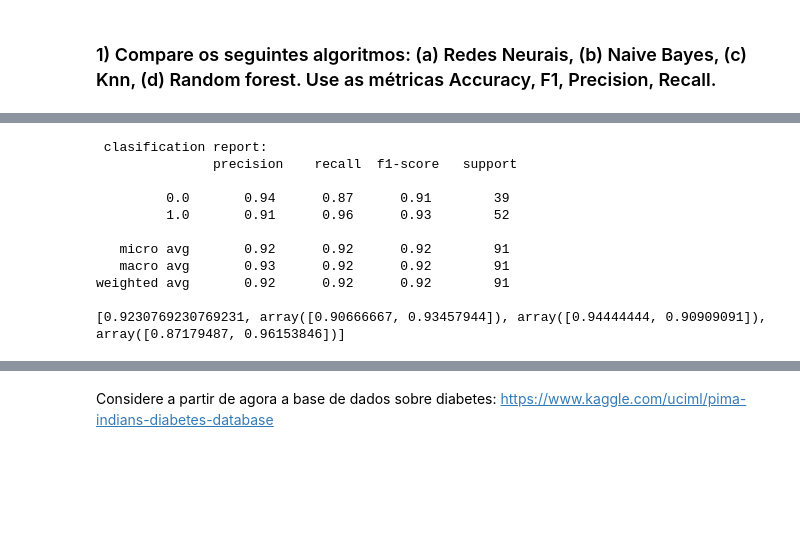
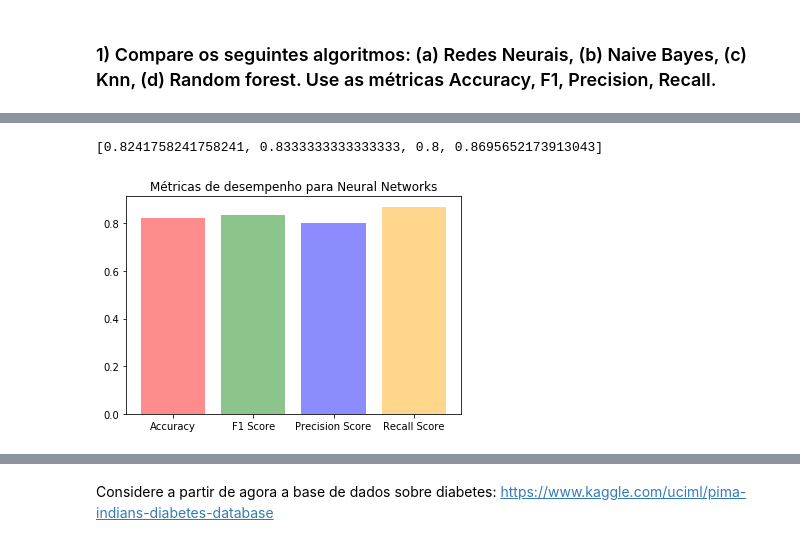
Before and after one commit to AlexandreBellas/classifiers-avaliation, a Jupyter notebook: Projeto 3.ipynb, the cells around one changed output, grey strips where cells are left out. Cells and saved outputs as stored; diff of their text form; code cells hidden in the pictures; blank space fills up the shorter version.

```diff
--- a/Projeto 3.ipynb
+++ b/Projeto 3.ipynb
@@ -128,26 +126,24 @@ def metricasNeuralNetworks (X, Y, p=0.7) :
     clf.fit(train_x, train_y)
     pred_y = clf.predict(test_x)
     metricas_nn.append(accuracy_score(pred_y, test_y))
-    metricas_nn.append(f1_score(test_y, pred_y, average=None))
-    metricas_nn.append(precision_score(test_y, pred_y, average=None))
-    metricas_nn.append(recall_score(test_y, pred_y, average=None))
-    print('\n clasification report:\n', classification_report(test_y, pred_y))
+    metricas_nn.append(f1_score(test_y, pred_y, labels=None, pos_label="1.0", average="binary", sample_weight=None))
+    metricas_nn.append(precision_score(test_y, pred_y, labels=None, pos_label="1.0", average="binary", sample_weight=None))
+    metricas_nn.append(recall_score(test_y, pred_y, labels=None, pos_label="1.0", average="binary", sample_weight=None))
     return metricas_nn
 # %%
 metricas_nn = metricasNeuralNetworks (X, Y, p=0.7)
 print(metricas_nn)
 # %% [output]
- clasification report:
-               precision    recall  f1-score   support
-
-         0.0       0.94      0.87      0.91        39
-         1.0       0.91      0.96      0.93        52
-
-   micro avg       0.92      0.92      0.92        91
-   macro avg       0.93      0.92      0.92        91
-weighted avg       0.92      0.92      0.92        91
-
-[0.9230769230769231, array([0.90666667, 0.93457944]), array([0.94444444, 0.90909091]), array([0.87179487, 0.96153846])]
+[0.8241758241758241, 0.8333333333333333, 0.8, 0.8695652173913043]
+# %%
+cl = ['Accuracy','F1 Score', 'Precision Score','Recall Score']
+numbers = np.arange(0, len(cl))
+plt.bar(numbers, metricas_nn, alpha=.45, color=['red', 'green', 'blue', 'orange'])
+plt.xticks(numbers, cl)
+plt.title('Métricas de desempenho para Neural Networks')
+plt.show(True)
+# %% [output]
+[figure, added]
 # %%
 from sklearn.naive_bayes import GaussianNB
 
```
Also changed, not shown: parts of 13 cells of this notebook.
